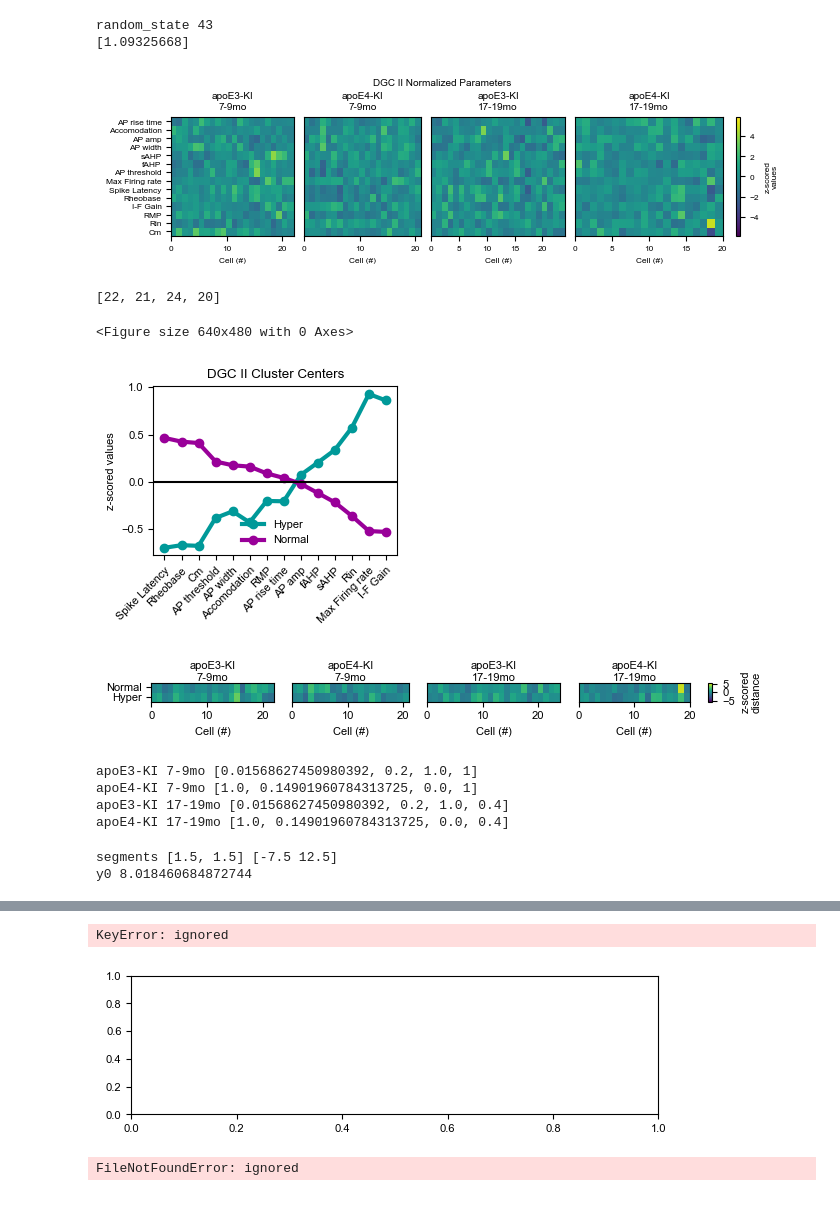
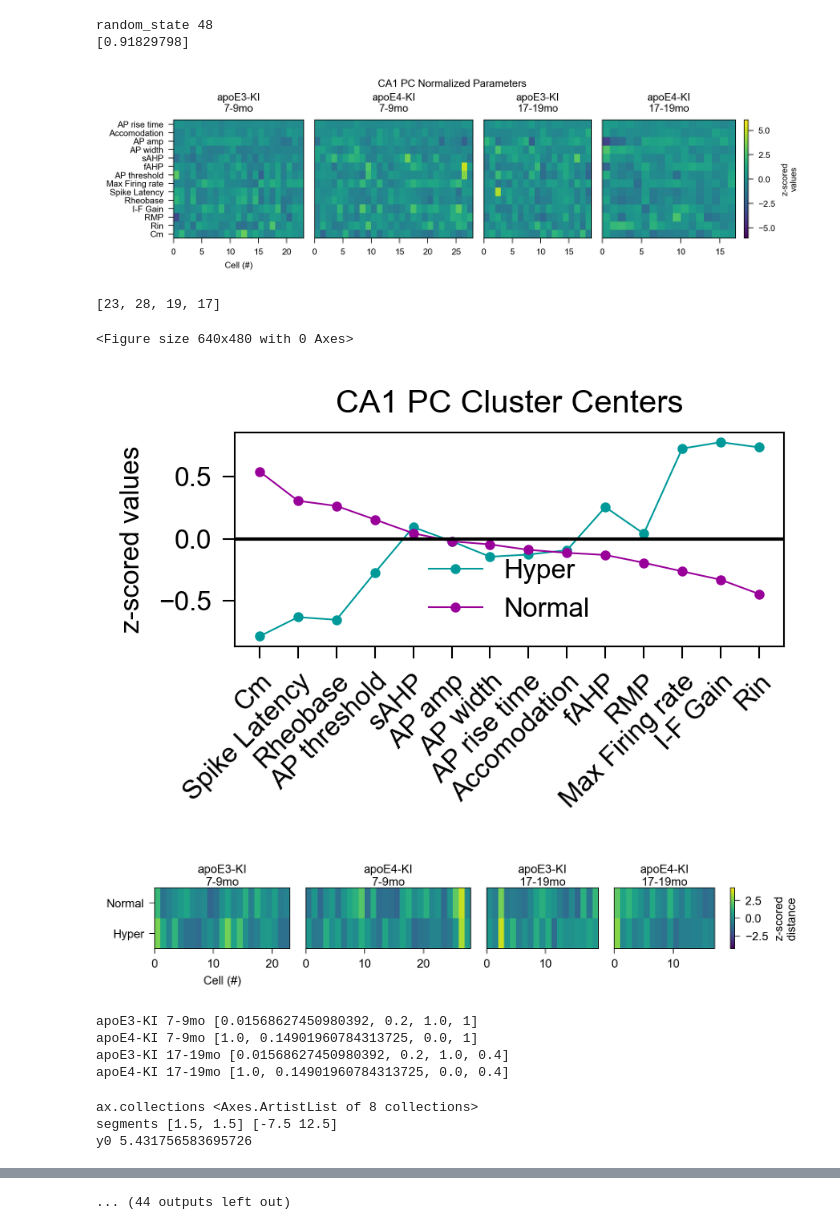
Before and after one commit to dtabuena/Accessory-Matlab-DT-Func-, a Jupyter notebook: _Clustering.ipynb, the cells around one changed output, grey strips where cells are left out. Cells and saved outputs as stored; diff of their text form; code cells hidden in the pictures.

```diff
--- a/_Clustering.ipynb
+++ b/_Clustering.ipynb
@@ -716,2 +742,0 @@ def plot_summary(num_t,numericals,type_list,uniq_types,packaged,df_for_34_2W_ano
-# %%
-plt.rcParams['font.size']
@@ -739,49 +762,50 @@ Resolving deltas: 100% (19/19), done.
 # %%
 ### Cycle throught Data tables, cluster, and plot. ###
 
 
 
-multipack={}
+# multipack={}
 
 fig_opt = {'dpi': 100, 'format':'svg','bbox_inches':'tight'}
 
 # ca3_file_list =
 
-for f in file_list: #[f for f in file_list if 'DG' in f]:#
+for f in file_list: #   [f for f in file_list if 'CA3' in f]:#
     my_df_dict, xl_to_analyze = read_data_file(f,dir='./'+git_rep+'/Cleaned_DataSets/')
     folder = xl_to_analyze.split('.')[0].replace(' ','_')
     try: os.makedirs(folder)
     except: None
     full_df = dict_to_df(my_df_dict,AP_cut=60)
     labeling = ['cell','Cell','type','extra']
     numericals, data_for_fit, full_df_no_null = clean_data(labeling, full_df)
     type_num, num_t, uniq_types,type_list = get_types(full_df_no_null)
     packaged = cluster_full(data_for_fit,xl_to_analyze,numericals)
     if 'CA1' in f: packaged['cell_type'] ='CA1 PC'
     if 'CA3' in f: packaged['cell_type'] ='CA3 PC'
     if 'II' in f: packaged['cell_type'] ='DGC II'
     if ' I ' in f: packaged['cell_type'] ='DGC I'
     df_for_34_2W_anova, tukey_data = do_stats(type_list,packaged['score'])
     plot_summary(num_t,numericals,type_list,uniq_types,packaged,df_for_34_2W_anova,tukey_data,folder,fig_opt =fig_opt)
-    k2_cval = cross_val(data_for_fit,numericals,packaged['new_cent_order'],folder,k=2,num_iter = 1000,SubSampleFrac = .8,
-              cell_type=packaged['cell_type'],fig_opt =fig_opt,ds_iter=5)
+    # k2_cval = cross_val(data_for_fit,numericals,packaged['new_cent_order'],folder,k=2,num_iter = 1000,SubSampleFrac = .8,
+    #           cell_type=packaged['cell_type'],fig_opt =fig_opt,ds_iter=5)
     # k3_cval = cross_val(data_for_fit,numericals,packaged['new_cent_order'],folder,k=3,num_iter = 1000,SubSampleFrac = .8,
     #           cell_type=packaged['cell_type'],fig_opt =fig_opt,ds_iter=5)
-    # packaged['k2_cval'] = k2_cval
-    # packaged['k3_cval'] = k3_cval
-    # multipack[packaged['cell_type']] = packaged
-    # save_dl(folder)
+    packaged['k2_cval'] = k2_cval
+    packaged['k3_cval'] = k3_cval
+    multipack[packaged['cell_type']] = packaged
+    save_dl(folder)
 # %% [output]
-random_state 43
-[1.09325668]
+random_state 48
+[0.91829798]
-[figure, old version]
+[figure, new version]
-[22, 21, 24, 20]
+[23, 28, 19, 17]
 <Figure size 640x480 with 0 Axes>
-[figure, old version]
+[figure, new version]
-[figure, old version]
+[figure, new version]
 apoE3-KI 7-9mo [0.01568627450980392, 0.2, 1.0, 1]
 apoE4-KI 7-9mo [1.0, 0.14901960784313725, 0.0, 1]
 apoE3-KI 17-19mo [0.01568627450980392, 0.2, 1.0, 0.4]
 apoE4-KI 17-19mo [1.0, 0.14901960784313725, 0.0, 0.4]
+ax.collections <Axes.ArtistList of 8 collections>
 segments [1.5, 1.5] [-7.5 12.5]
-y0 8.018460684872744
+y0 5.431756583695726
@@ -793,9 +829,10 @@ y0 8.018460684872744
+... (44 outputs left out)
 # %%
 ############### Combined Centers Plot ####################
 plt.rcParams.update({'font.size': 8,'font.family': 'arial'})
-
+dpi=600
 num_types = len(multipack)
-fig_combined_centers, ax = plt.subplots(1,1,figsize=np.array([6.8,1.8])*1)
+fig_combined_centers, ax = plt.subplots(1,1,figsize=np.array([6.8,1.8])*1,dpi=dpi)
 cmap = plt.cm.cool(np.linspace(0,1,2))*np.array([0.6]*3+[1])
 dark_cool = mpl.colors.ListedColormap(cmap)
 # cent_ord =  multipack['CA3 PC']['new_cent_order']
@@ -844,9 +881,6 @@ ax.legend([handles[i] for i in order],[bar_labels[i] for i in order],ncol=1,loc=
 plt.show()
 fig_combined_centers.savefig('combined_centers.'+fig_opt['format'],**fig_opt)
 colab.files.download('combined_centers.'+fig_opt['format'])
-# %% [output]
-KeyError: ignored
-[figure, removed]
 # %%
 # # https://www.tutorialspoint.com/how-to-make-a-polygon-radar-spider-chart-in-python-matplotlib
 # features =  np.array(multipack['CA3 PC']['features'])
@@ -945,7 +979,7 @@ row_3 =row_2+325
 row_4 =row_3+340
 width = 1800
 length = 2400
-scale = .9
+scale = 1
 weight = 'bold'
 
 CONFIG = {
@@ -959,44 +993,44 @@ CONFIG = {
 
 
 layout_1 = Figure(str(width), str(length),
-        Panel(SVG("/content/CA3_parameters_for_PCA_Clean/Normalized_Vals_split.svg").scale(scale*1.5),
+        Panel(SVG("/content/CA3_parameters_for_PCA_Clean/Normalized_Vals_split.svg").scale(scale*1),
               Text("A", 0, 50, size=label_size, weight=weight)
              ).move(left_margin+0, row_0),
 
-        Panel(SVG("/content/CA3_parameters_for_PCA_Clean/CrossVal_Data k=2 Centers.svg").scale(scale*1.25),
+        Panel(SVG("/content/CA3_parameters_for_PCA_Clean/CrossVal_Data k=2 Centers.svg").scale(scale*1),
               Text("B", 0, 0, size=label_size, weight=weight)
              ).move(left_margin+width*0, row_1),
 
-        Panel(SVG("/content/CA3_parameters_for_PCA_Clean/CrossVal_Data k=2 Labeling.svg").scale(scale),
+        Panel(SVG("/content/CA3_parameters_for_PCA_Clean/CrossVal_Data k=2 Labeling.svg").scale(scale*1),
               Text("C", 0, 20, size=label_size, weight=weight)
              ).move(left_margin+width*.4, row_1),
 
-        Panel(SVG("/content/CA3_parameters_for_PCA_Clean/CrossVal_Data k=3 Labeling.svg").scale(scale),
+        Panel(SVG("/content/CA3_parameters_for_PCA_Clean/CrossVal_Data k=3 Labeling.svg").scale(scale*1),
               Text("D", 0, 20, size=label_size, weight=weight)
              ).move(left_margin+width*.65, row_1),
 
-        Panel(SVG("/content/CA3_parameters_for_PCA_Clean/fig_distances_split.svg").scale(scale*1.5),
+        Panel(SVG("/content/CA3_parameters_for_PCA_Clean/fig_distances_split.svg").scale(scale*1),
               Text("E", 0, 20, size=label_size, weight=weight)
              ).move(left_margin+width*0, row_1_5),
 
-        Panel(SVG("/content/CA3_parameters_for_PCA_Clean/GenoType_dist_Separate.svg").scale(scale*1.4),
+        Panel(SVG("/content/CA3_parameters_for_PCA_Clean/GenoType_dist_Separate.svg").scale(scale*1),
               Text("F", 0, 0, size=label_size, weight=weight)
              ).move(left_margin+width*0, row_2),
 
-        Panel(SVG("/content/CA3_parameters_for_PCA_Clean/fig_violin_residuals.svg").scale(scale*0.95),
+        Panel(SVG("/content/CA3_parameters_for_PCA_Clean/fig_violin_residuals.svg").scale(scale*1),
               Text("G", 0, 10, size=label_size, weight=weight)
              ).move(left_margin+width*0, row_3),
-        Panel(SVG("/content/DG_Type_II_GC_main_parameters_Clean/fig_violin_residuals.svg").scale(scale*0.95),
+        Panel(SVG("/content/DG_Type_II_GC_main_parameters_Clean/fig_violin_residuals.svg").scale(scale*1),
               Text("H", 0, 10, size=label_size, weight=weight)
              ).move(50+width*.285, row_3),
-        Panel(SVG("/content/DG_Type_I_GC_main_parameters_Clean/fig_violin_residuals.svg").scale(scale*0.95),
+        Panel(SVG("/content/DG_Type_I_GC_main_parameters_Clean/fig_violin_residuals.svg").scale(scale*1),
               Text("I", 0, 10, size=label_size, weight=weight)
              ).move(left_margin+width*.50, row_3),
-        Panel(SVG("/content/CA1_main_parameters_Clean/fig_violin_residuals.svg").scale(scale*0.95),
+        Panel(SVG("/content/CA1_main_parameters_Clean/fig_violin_residuals.svg").scale(scale*1),
               Text("J", 0, 10, size=label_size, weight=weight)
              ).move(left_margin+width*.70, row_3),
 
-        Panel(SVG("/content/combined_centers.svg").scale(scale*1.3),
+        Panel(SVG("/content/combined_centers.svg").scale(scale*1),
               Text("K", 0, 25, size=label_size, weight=weight)
              ).move(left_margin+width*0, row_4),
 
@@ -1027,8 +1061,6 @@ layout_1 = Figure(str(width), str(length),
 layout_1.save("figure_layout.svg")
 display(layout_1)
 colab.files.download('figure_layout.svg')
-# %% [output]
-FileNotFoundError: ignored
 # %%
 # label_size = 32
 # row_0 =25
```
Also changed, not shown: parts of 8 cells of this notebook.
